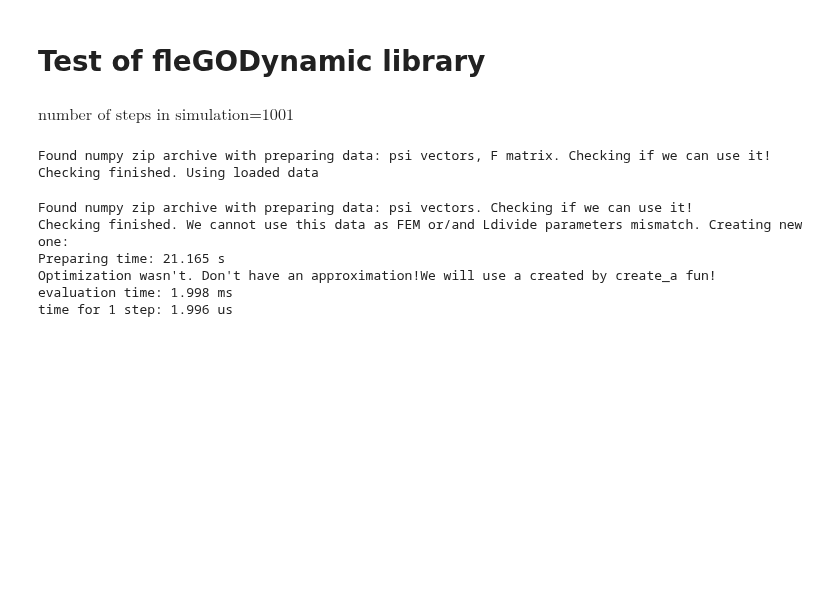
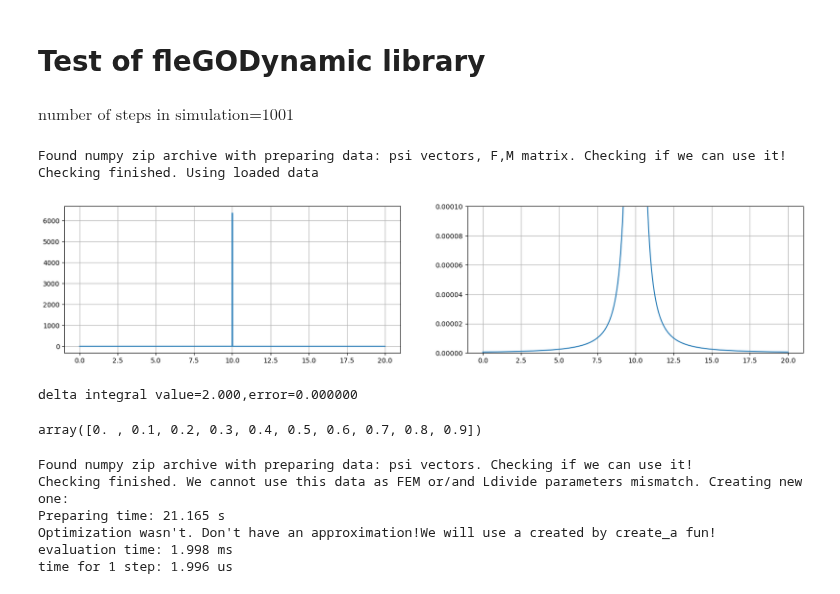
Before and after one commit to dvogureckiy99/dynastatflex, a Jupyter notebook: library_test.ipynb, the cells around one changed output. Drawn from its saved outputs; the diff is of its cells as text; code cells hidden in the pictures; blank space fills up the shorter version.

Commit message:
some code for delta approx debug

```diff
--- a/library_test.ipynb
+++ b/library_test.ipynb
@@ -3,21 +3,25 @@
 # %%
 import sys
 import sympy as sm
 import numpy as np
 # del flex_body_instance
 del sys.modules["fleGODynamics"]
 import fleGODynamics
 flex_beam_instance = fleGODynamics.Flex_beam(L=0.02,E=2.95*1e9,h=0.01,w=0.0005)
 flex_beam_instance.Create_Simulation(disp=False)
 flex_beam_instance.FEM(Ne=20,disp=False)
 flex_beam_instance.Simulating.Ldivide(step_mult=1,disp=True)
+flex_beam_instance.Simulating.static_preparing(disp=False,Fext=2,l_Fext=0.01)
 # %% [output]
 $\displaystyle \text{number of steps in simulation=}1001$
+Found numpy zip archive with preparing data: psi vectors, F,M matrix. Checking if we can use it!
+Checking finished. Using loaded data
+[figure, added]
+delta integral value=2.000,error=0.000000
-# %%
-flex_beam_instance.Simulating.static_preparing(disp=False)
-# %% [output]
-Found numpy zip archive with preparing data: psi vectors, F matrix. Checking if we can use it!
-Checking finished. Using loaded data
+# %%
+np.arange(0,1,1e-1)
+# %% [output]
+array([0. , 0.1, 0.2, 0.3, 0.4, 0.5, 0.6, 0.7, 0.8, 0.9])
 # %%
 l = sm.symbols("l")
 phi = 0.6*(1.7*sm.sin(1.7e-1*l)+0.3*(sm.exp(l/10))-0.3)
```
Also changed, not shown: 1 other file.
